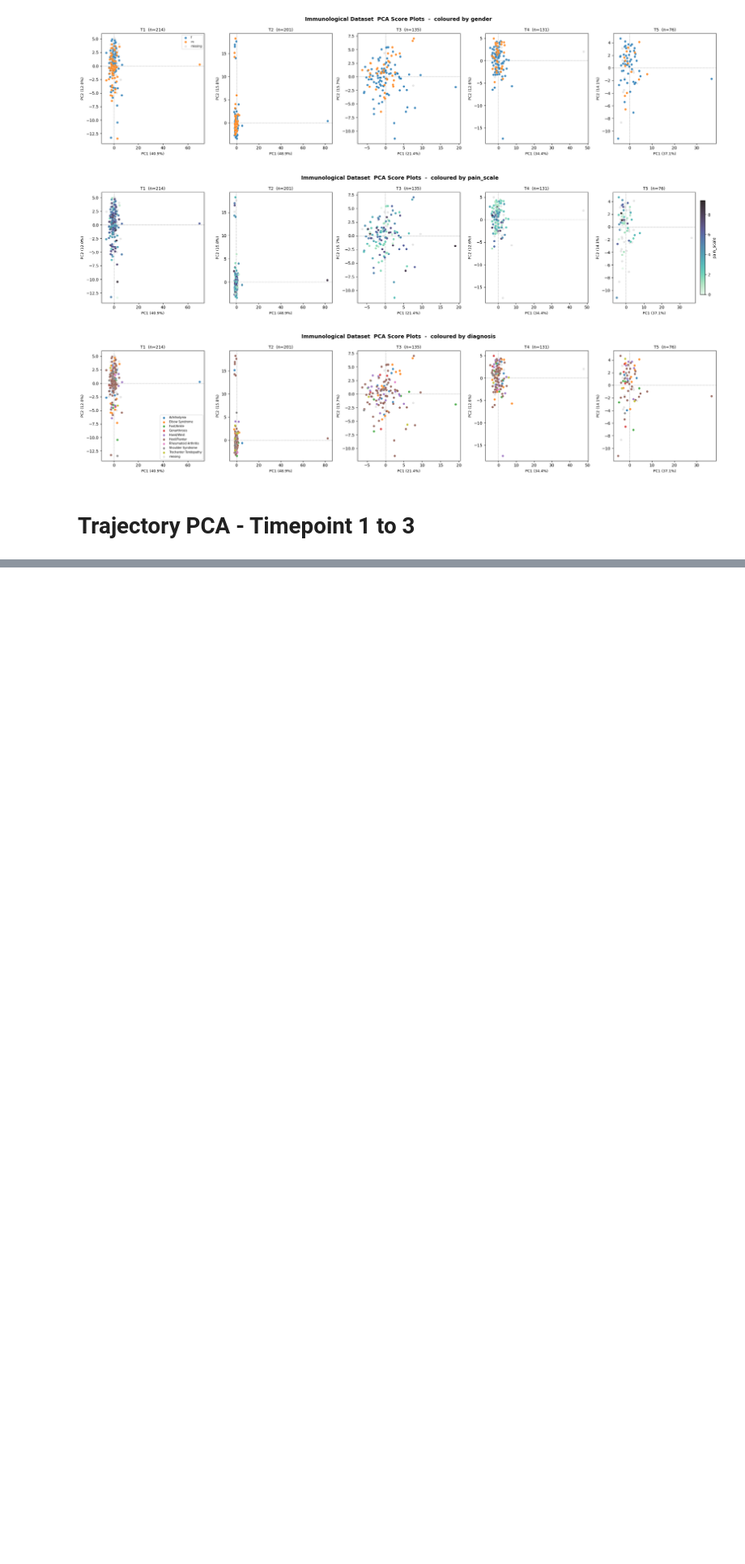
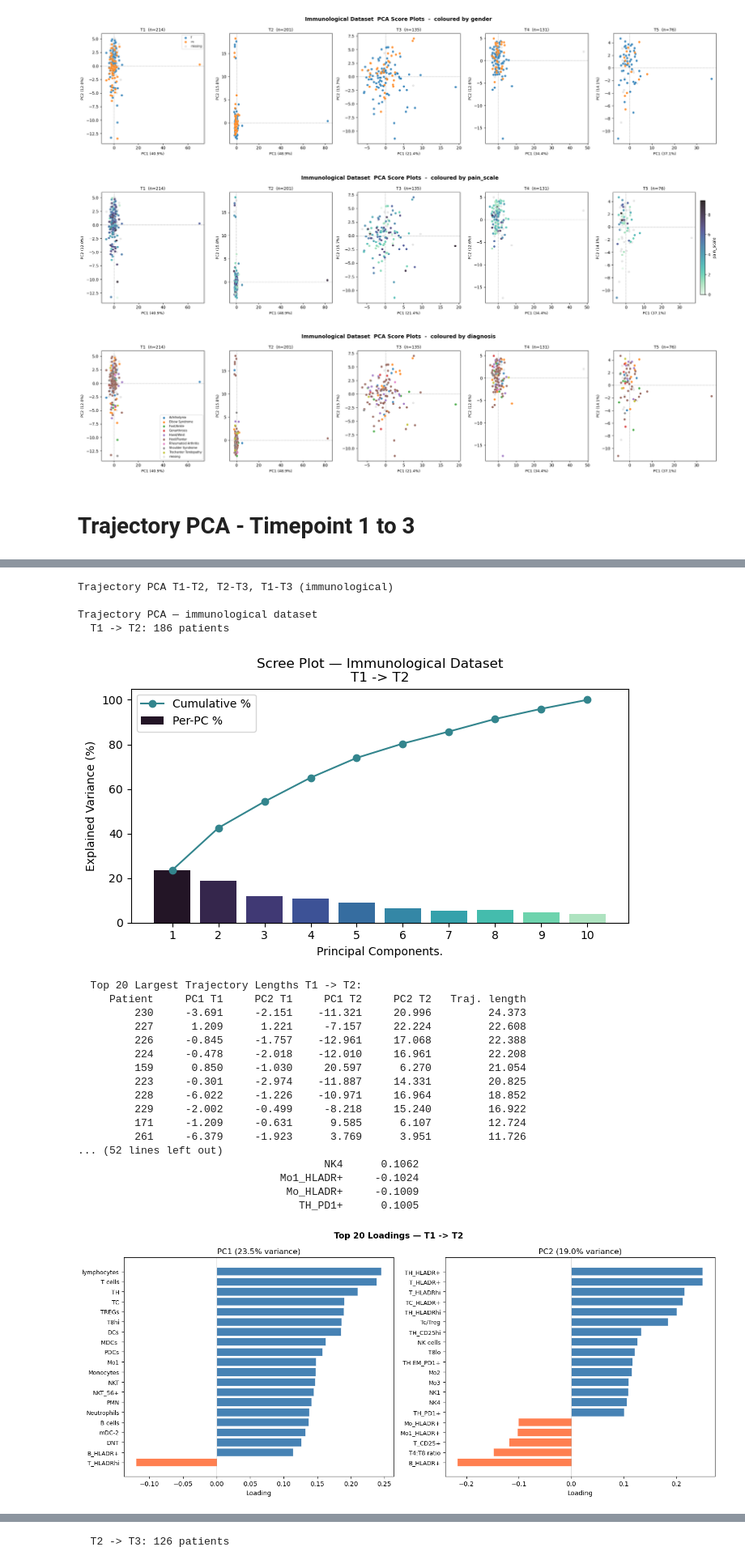
Before and after one commit to ma-farah/master-thesis, a Jupyter notebook: notebooks/3-exploring_pca.ipynb, the cells around one changed output, grey strips where cells are left out. Shown at 81% size. Drawn from its saved outputs; the diff is of its cells as text; code cells hidden in the pictures; blank space fills up the shorter version.

```diff
--- a/notebooks/3-exploring_pca.ipynb
+++ b/notebooks/3-exploring_pca.ipynb
@@ -188,0 +263,41 @@ Trajectory PCA — immunological dataset
+# %%
+import importlib
+importlib.reload(explore)
+print('\nTrajectory PCA T1-T2, T2-T3, T1-T3 (immunological)')
+_mako5 = sns.color_palette('mako', 5)
+im_pairs = [
+    (1, 2, _mako5[2], 'T1 -> T2'),
+    (2, 3, _mako5[4], 'T2 -> T3'),
+    (1, 3, _mako5[4], 'T1 -> T3'),
+]
+
+explore.trajectory_pca_im(
+    df_im_vis_filtered,
+    pairs=im_pairs,
+    ex_cols=id_cols,
+    ncomp=10,
+)
+# %% [output]
+Trajectory PCA T1-T2, T2-T3, T1-T3 (immunological)
+
+Trajectory PCA — immunological dataset
+  T1 -> T2: 186 patients
+[figure, added]
+  Top 20 Largest Trajectory Lengths T1 -> T2:
+     Patient     PC1 T1     PC2 T1     PC1 T2     PC2 T2   Traj. length
+         230     -3.691     -2.151    -11.321     20.996         24.373
+         227      1.209      1.221     -7.157     22.224         22.608
+         226     -0.845     -1.757    -12.961     17.068         22.388
+         224     -0.478     -2.018    -12.010     16.961         22.208
+         159      0.850     -1.030     20.597      6.270         21.054
+         223     -0.301     -2.974    -11.887     14.331         20.825
+         228     -6.022     -1.226    -10.971     16.964         18.852
+         229     -2.002     -0.499     -8.218     15.240         16.922
+         171     -1.209     -0.631      9.585      6.107         12.724
+         261     -6.379     -1.923      3.769      3.951         11.726
+... (52 lines left out)
+                                       NK4      0.1062
+                                Mo1_HLADR+     -0.1024
+                                 Mo_HLADR+     -0.1009
+                                   TH_PD1+      0.1005
+[figure, added]
@@ -188,0 +305 @@ Trajectory PCA — immunological dataset
+  T2 -> T3: 126 patients
```
Also changed, not shown: parts of 4 cells of this notebook, 4 other files.
